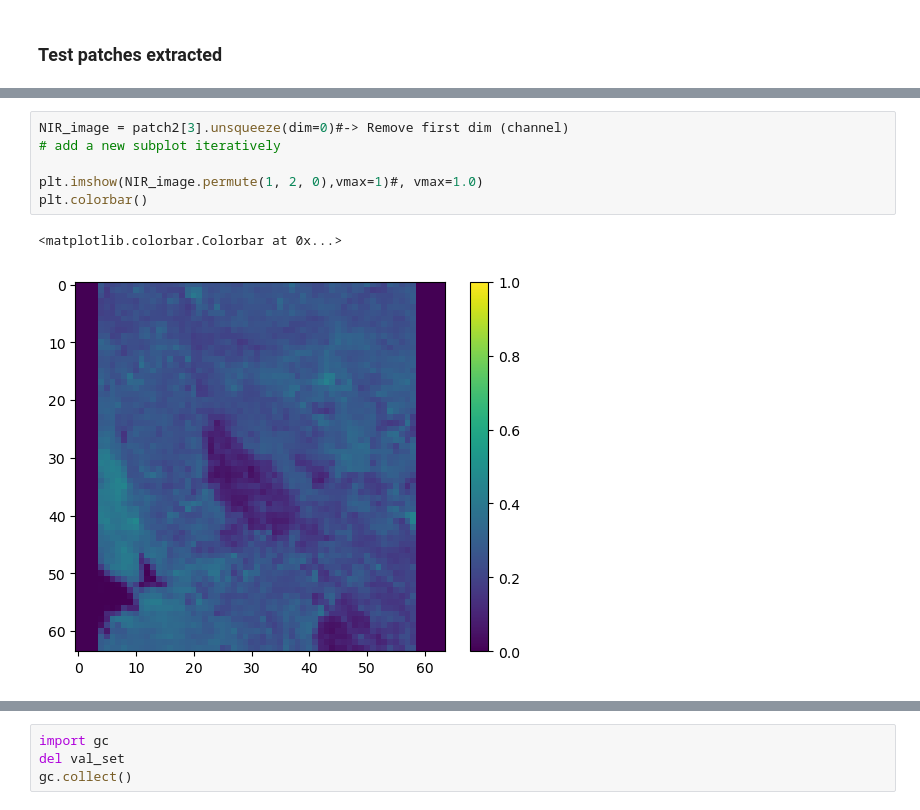
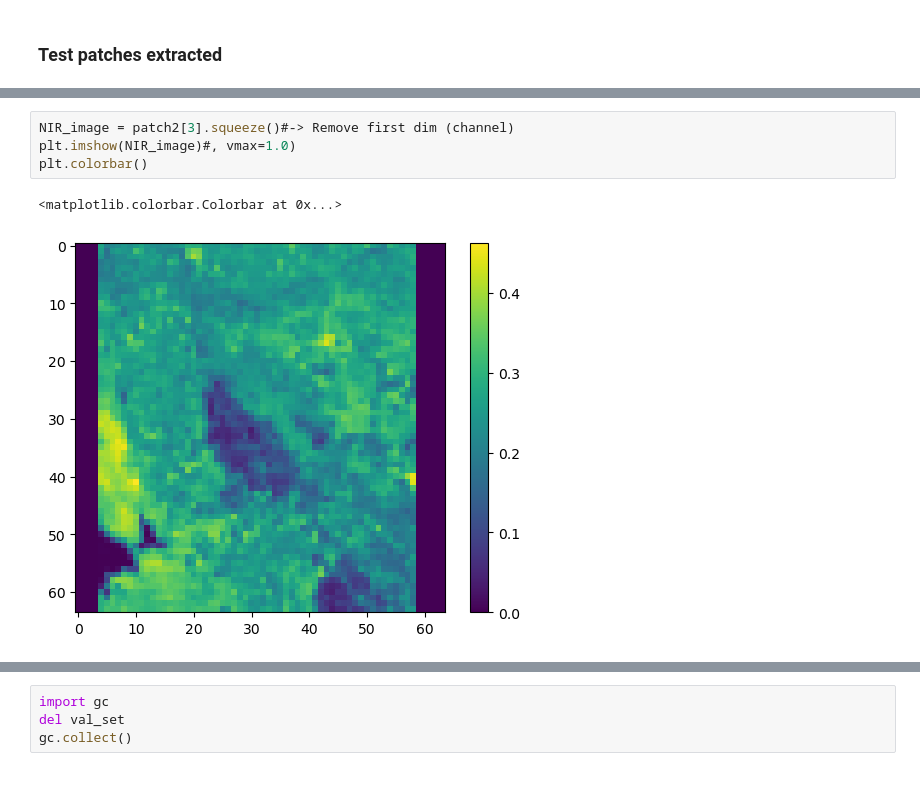
Before and after one commit to ando-shah/sdm-geolifeCLEF, a Jupyter notebook: zarr_dataset.ipynb, the cells around one changed output, grey strips where cells are left out. Saved outputs shown, nothing was run; the diff lists cells and outputs as text; blank space fills up the shorter version.

```diff
--- a/zarr_dataset.ipynb
+++ b/zarr_dataset.ipynb
@@ -500,10 +503,8 @@ NameError: name 'patch2' is not defined
 # %%
-NIR_image = patch2[3].unsqueeze(dim=0)#-> Remove first dim (channel)
-# add a new subplot iteratively
-
-plt.imshow(NIR_image.permute(1, 2, 0),vmax=1)#, vmax=1.0)
+NIR_image = patch2[3].squeeze()#-> Remove first dim (channel)
+plt.imshow(NIR_image)#, vmax=1.0)
 plt.colorbar()
 # %% [output]
 <matplotlib.colorbar.Colorbar at 0x...>
-[figure, old version]
+[figure, new version]
 # %%
```
Also changed, not shown: parts of 15 cells of this notebook, 2 other files.
